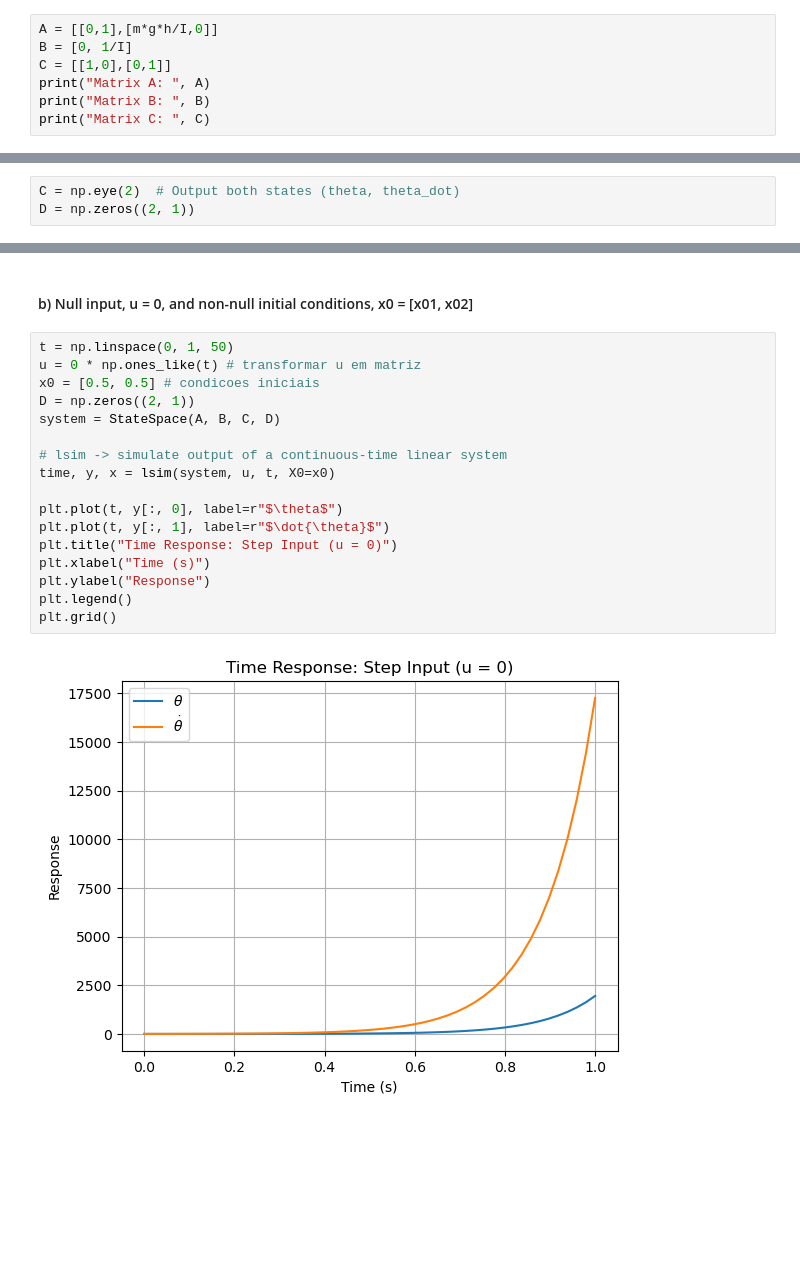
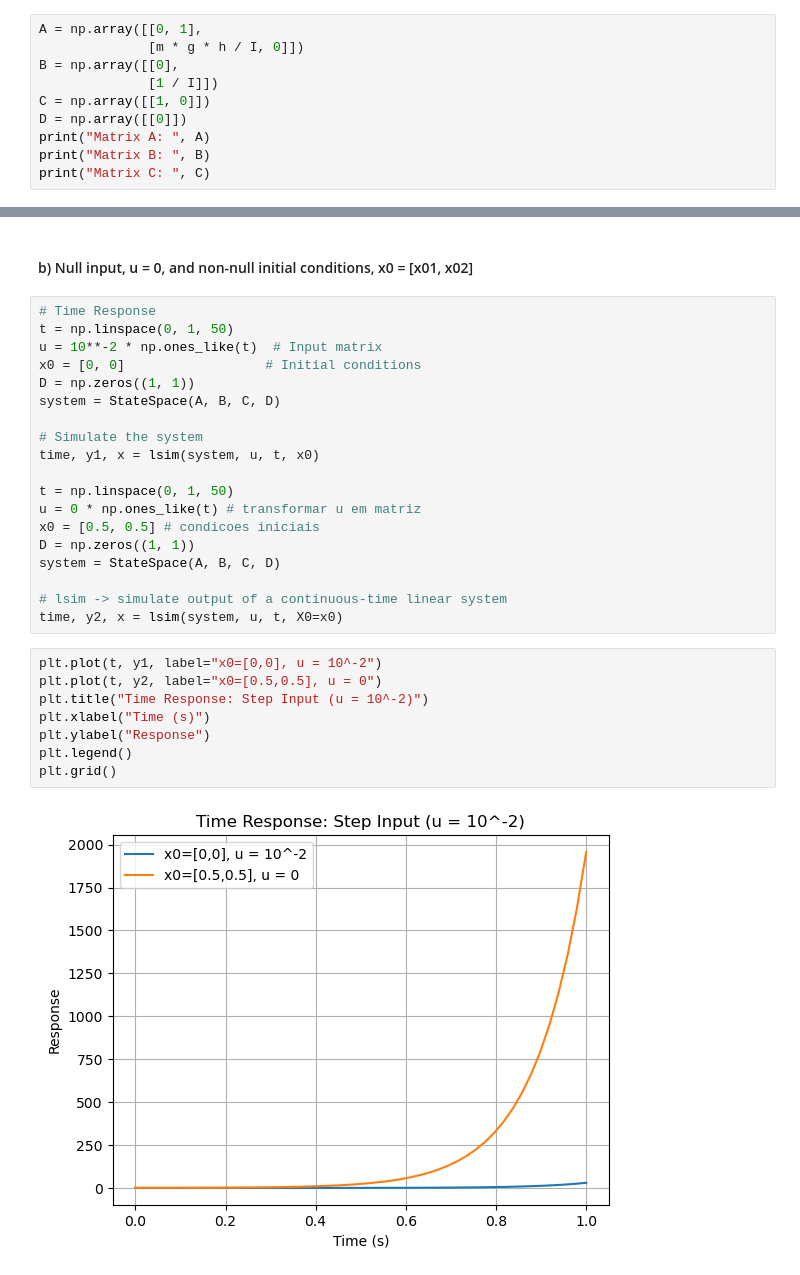
Before and after one commit to mariana-das-neves/sistemas_dinamicos_e_controlo, a Jupyter notebook: Projeto SDC.ipynb, the cells around one changed output, grey strips where cells are left out. Saved outputs shown, nothing was run; the diff lists cells and outputs as text; blank space fills up the shorter version.

```diff
--- a/Projeto SDC.ipynb
+++ b/Projeto SDC.ipynb
@@ -72,9 +72,12 @@ $$ y = C \cdot x \Leftrightarrow y = C \cdot \begin{bmatrix}
 0 & 1 \\
 \end{bmatrix} $$
 # %%
-A = [[0,1],[m*g*h/I,0]]
-B = [0, 1/I]
-C = [[1,0],[0,1]]
+A = np.array([[0, 1],
+              [m * g * h / I, 0]])
+B = np.array([[0],
+              [1 / I]])
+C = np.array([[1, 0]])
+D = np.array([[0]])
 print("Matrix A: ", A)
 print("Matrix B: ", B)
 print("Matrix C: ", C)
@@ -147,8 +156,5 @@ Rank:  [[2]
 The system is not observable
 # %% [markdown]
 ### Ex.3
-# %%
-C = np.eye(2)  # Output both states (theta, theta_dot)
-D = np.zeros((2, 1))
 # %% [markdown]
 #### a) Step input, u = 10**-2, and non-null initial conditions, x0 = [x01, x02]
@@ -176,21 +161,31 @@ plt.grid()
 # %% [markdown]
 #### b) Null input, u = 0, and non-null initial conditions, x0 = [x01, x02]
 # %%
+# Time Response
+t = np.linspace(0, 1, 50)
+u = 10**-2 * np.ones_like(t)  # Input matrix
+x0 = [0, 0]                  # Initial conditions
+D = np.zeros((1, 1))
+system = StateSpace(A, B, C, D)
+
+# Simulate the system
+time, y1, x = lsim(system, u, t, x0)
+
 t = np.linspace(0, 1, 50)
 u = 0 * np.ones_like(t) # transformar u em matriz
 x0 = [0.5, 0.5] # condicoes iniciais
-D = np.zeros((2, 1))
+D = np.zeros((1, 1))
 system = StateSpace(A, B, C, D)
 
 # lsim -> simulate output of a continuous-time linear system
-time, y, x = lsim(system, u, t, X0=x0)
-
-plt.plot(t, y[:, 0], label=r"$\theta$")
-plt.plot(t, y[:, 1], label=r"$\dot{\theta}$")
-plt.title("Time Response: Step Input (u = 0)")
-plt.xlabel("Time (s)")
-plt.ylabel("Response")
-plt.legend()
-plt.grid()
+time, y2, x = lsim(system, u, t, X0=x0)
-# %% [output]
-[figure, removed]
+# %%
+plt.plot(t, y1, label="x0=[0,0], u = 10^-2")
+plt.plot(t, y2, label="x0=[0.5,0.5], u = 0")
+plt.title("Time Response: Step Input (u = 10^-2)")
+plt.xlabel("Time (s)")
+plt.ylabel("Response")
+plt.legend()
+plt.grid()
+# %% [output]
+[figure, added]
```
Also changed, not shown: parts of 8 cells of this notebook.
